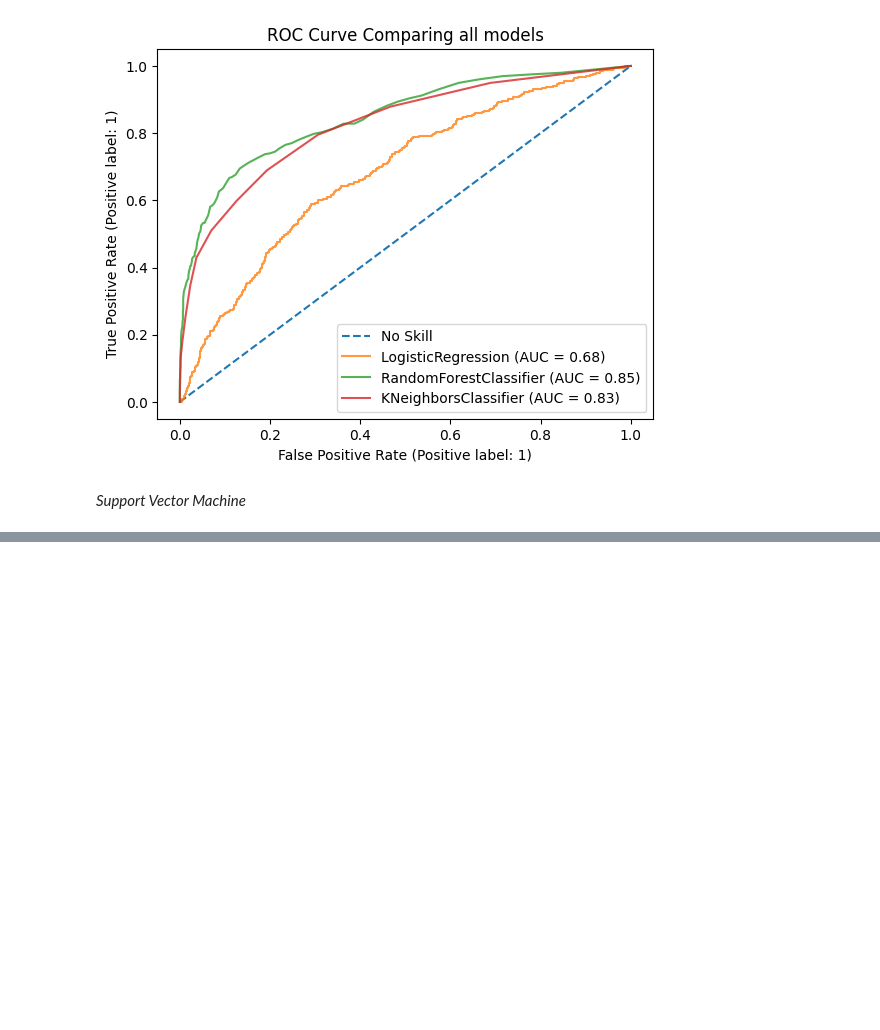
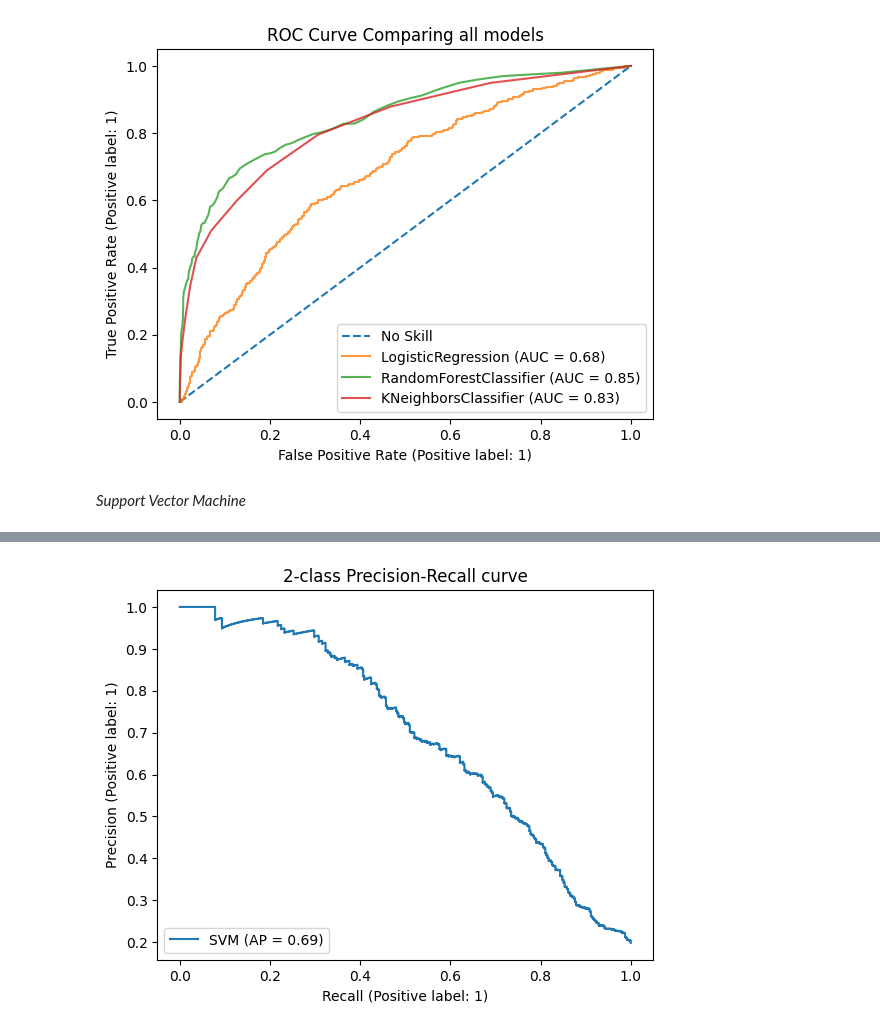
Before and after one commit to mmwitters/CDA_Project, a Jupyter notebook: Final Project.ipynb, the cells around one changed output, grey strips where cells are left out. Cells and saved outputs as stored; diff of their text form; code cells hidden in the pictures; blank space fills up the shorter version.

```diff
--- a/Final Project.ipynb
+++ b/Final Project.ipynb
@@ -835,3 +836,5 @@ plt.show()
 [figure]
 # %% [markdown]
 *Support Vector Machine*
+# %%
+svm = SVC(kernel='rbf', random_state=0).fit(X_train_mod_sc, y_train)
@@ -837,0 +864,7 @@ plt.show()
+# %%
+display = PrecisionRecallDisplay.from_estimator(
+    svm, X_test_mod_sc, y_test, name="SVM"
+)
+_ = display.ax_.set_title("2-class Precision-Recall curve")
+# %% [output]
+[figure, added]
```
Also changed, not shown: parts of 5 cells of this notebook.
